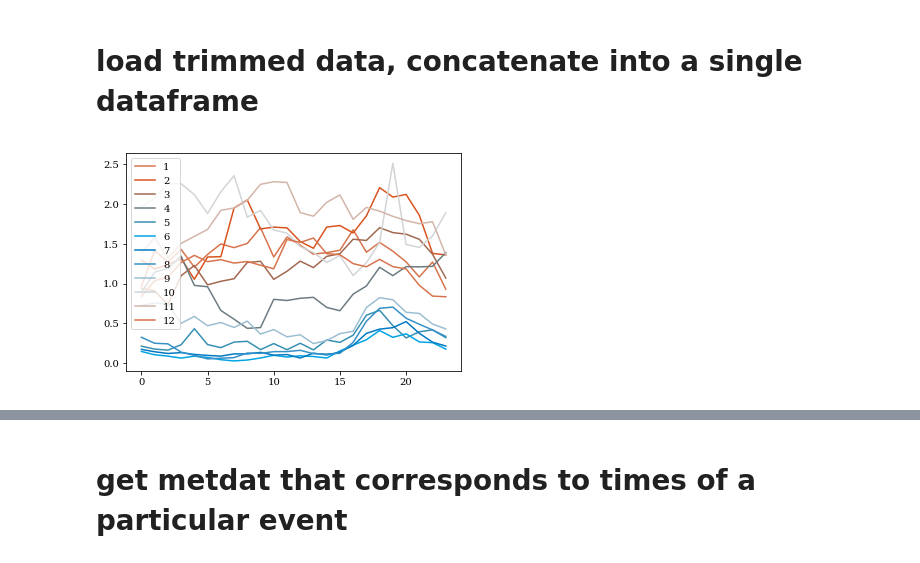
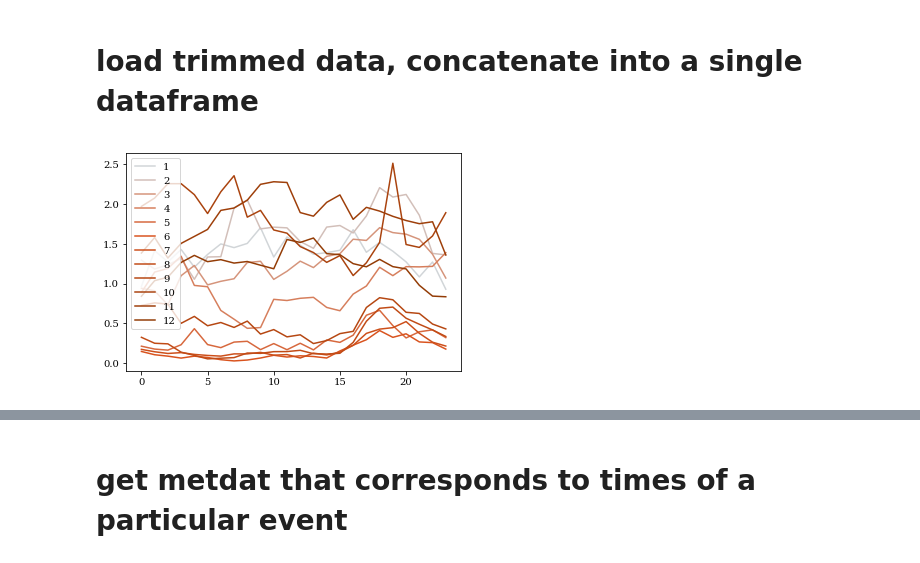
Before and after one commit to NREL/MetMastVis, a Jupyter notebook: notebooks/IEC_event_post_proc.ipynb, the cells around one changed output, grey strips where cells are left out. Drawn from its saved outputs; the diff is of its cells as text; code cells hidden in the pictures.

Commit message:
updated IEC event detection to produce more verbose outputs

```diff
--- a/notebooks/IEC_event_post_proc.ipynb
+++ b/notebooks/IEC_event_post_proc.ipynb
@@ -62,7 +63,7 @@ for ikey,key in enumerate(events.keys()):
         eventsdf = eventsdf.merge(temp, right_index=True, left_index=True, how='outer')
 
 # resample to 10 minute intervals
-eventsdf = eventsdf.resample('10T').count()
+downsamp = eventsdf.resample('10T').count()
 # %% [output]
 EWS_Ve01: 0
 EWS_Ve50: 0
@@ -93,9 +95,9 @@ catinfo = MET.get_catinfo(metdat)
 # %%
 test = eventsdf.groupby([eventsdf.index.month, eventsdf.index.hour]).mean()
 temp = test['EOG'].unstack().transpose()
-colors = utils.get_colors(12)
-colors = colors[6:]+colors[0:5]
+colors = utils.get_colors(12, basecolor='red')
+# colors = colors[6:]+colors[0:5]
 temp.plot(colors=colors)
 monthnames = utils.monthnames()
 # %% [output]
-[figure, old version]
+[figure, new version]
```
Also changed, not shown: parts of 16 cells of this notebook, 3 other files.
